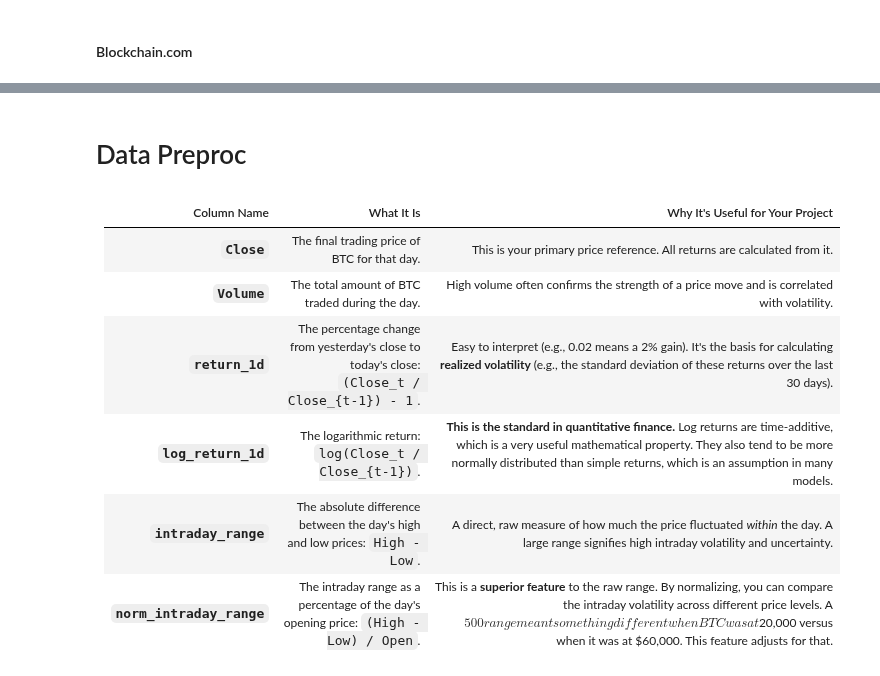
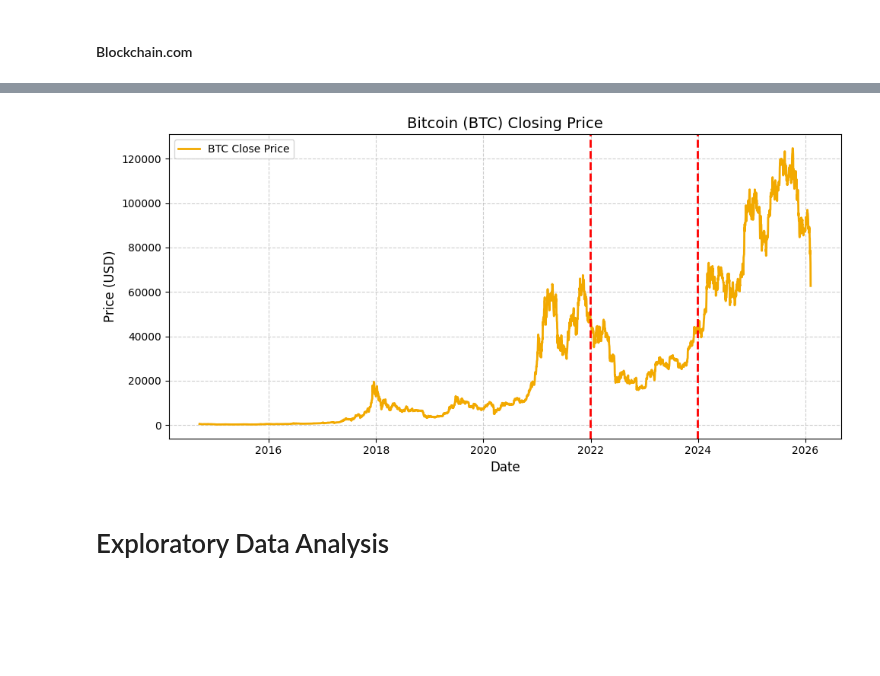
Before and after one commit to pterletskiy/BTC_KAN_AFML, a Jupyter notebook: MFW_data_retrieval.ipynb, the cells around one changed output, grey strips where cells are left out. Cells and saved outputs as stored; diff of their text form; code cells hidden in the pictures; blank space fills up the shorter version.

Commit message:
Datasets Merge, Train-val-test split, Preproc Beginning added

```diff
--- a/MFW_data_retrieval.ipynb
+++ b/MFW_data_retrieval.ipynb
@@ -260,0 +270,8 @@ A obter dados da Blockchain.com...
+# %%
+# Merge with left join (keep all Yahoo dates)
+btc_data = pd.merge(ohlcv_btc_data, btc_coinmetrics, left_index=True, right_index=True, how='left')
+
+print(f"Left merged dataset shape: {btc_data.shape}")
+print(f"Yahoo dates: {ohlcv_btc_data.shape[0]}, CoinMetrics dates: {btc_coinmetrics.shape[0]}")
+print(f"Merged dates: {btc_data.shape[0]}")
+print(f"Missing CoinMetrics data for {btc_data[btc_data['PriceUSD'].isna()].shape[0]} dates")
@@ -260,0 +289,29 @@ A obter dados da Blockchain.com...
+# %%
+# Define split dates
+train_end = '2021-12-31'
+val_end   = '2023-12-31'
+
+btc_train = btc_data.loc[:train_end].copy()
+btc_val   = btc_data.loc[train_end:val_end].iloc[1:].copy()
+btc_test  = btc_data.loc[val_end:].iloc[1:].copy()
+
+print(f"Train: {btc_train.index[0]} to {btc_train.index[-1]};  shape={btc_train.shape}")
+print(f"  Val: {btc_val.index[0]} to {btc_val.index[-1]};  shape={btc_val.shape}")
+print(f" Test: {btc_test.index[0]} to {btc_test.index[-1]};  shape={btc_test.shape}")
+
+plt.figure(figsize=(10, 5))
+plt.plot(btc_data.index, btc_data['Close'], color='#f2a900', linewidth=2, label='BTC Close Price')
+
+# Adding labels and title
+plt.axvline(x=pd.to_datetime(train_end), color='red', linestyle='--', linewidth=2)
+plt.axvline(x=pd.to_datetime(val_end), color='red', linestyle='--', linewidth=2)
+plt.title('Bitcoin (BTC) Closing Price', fontsize=14)
+plt.xlabel('Date', fontsize=12)
+plt.ylabel('Price (USD)', fontsize=12)
+
+# Aesthetic improvements
+plt.legend()
+plt.grid(True, linestyle='--', alpha=0.6)
+plt.tight_layout()
+plt.show()
+# %% [output]
@@ -261,11 +321,3 @@ A obter dados da Blockchain.com...
+[figure, added]
 # %% [markdown]
-# Data Preproc
+# Exploratory Data Analysis
-# %% [markdown]
-| Column Name | What It Is | Why It's Useful for Your Project |
-| :--- | :--- | :--- |
-| **`Close`** | The final trading price of BTC for that day. | This is your primary price reference. All returns are calculated from it. |
-| **`Volume`** | The total amount of BTC traded during the day. | High volume often confirms the strength of a price move and is correlated with volatility. |
-| **`return_1d`** | The percentage change from yesterday's close to today's close: `(Close_t / Close_{t-1}) - 1`. | Easy to interpret (e.g., 0.02 means a 2% gain). It's the basis for calculating **realized volatility** (e.g., the standard deviation of these returns over the last 30 days). |
-| **`log_return_1d`** | The logarithmic return: `log(Close_t / Close_{t-1})`. | **This is the standard in quantitative finance.** Log returns are time-additive, which is a very useful mathematical property. They also tend to be more normally distributed than simple returns, which is an assumption in many models. |
-| **`intraday_range`** | The absolute difference between the day's high and low prices: `High - Low`. | A direct, raw measure of how much the price fluctuated *within* the day. A large range signifies high intraday volatility and uncertainty. |
-| **`norm_intraday_range`** | The intraday range as a percentage of the day's opening price: `(High - Low) / Open`. | This is a **superior feature** to the raw range. By normalizing, you can compare the intraday volatility across different price levels. A $500 range meant something different when BTC was at $20,000 versus when it was at $60,000. This feature adjusts for that. |
```
Also changed, not shown: parts of 26 cells of this notebook.
